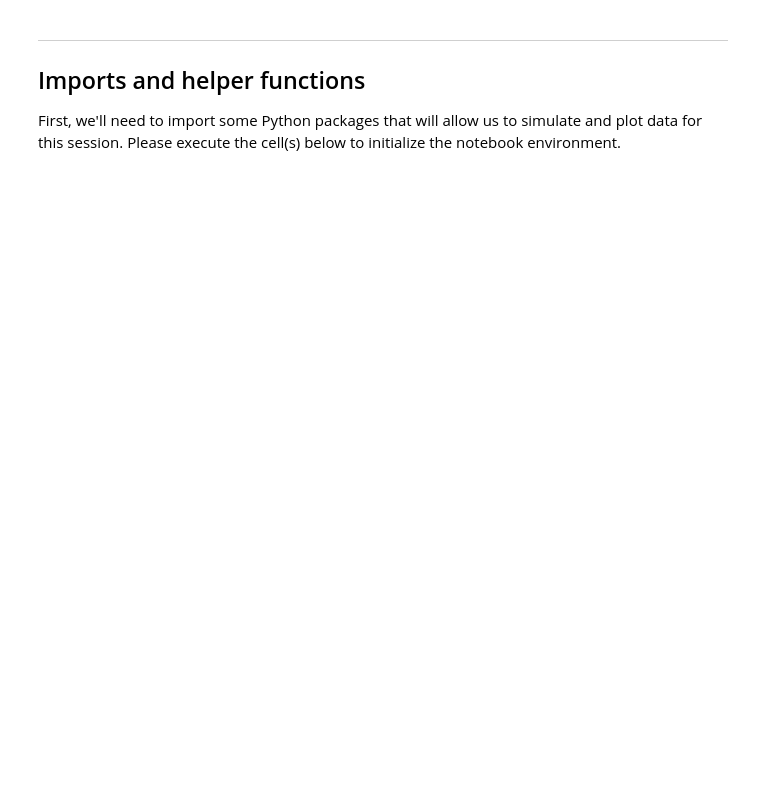
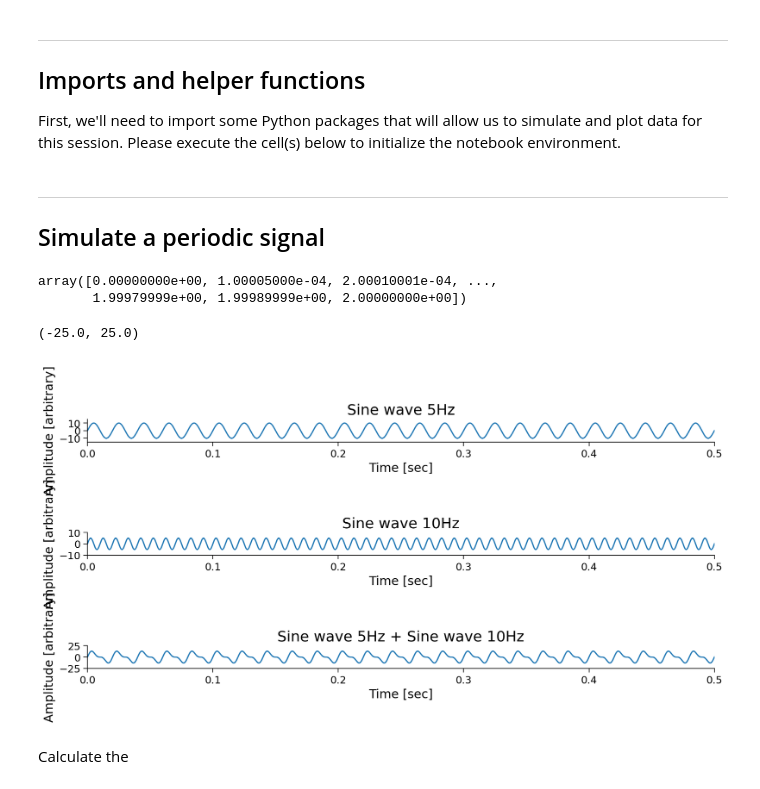
Before and after one commit to pkoneill/VisualizingBrainWaves, a Jupyter notebook: Visualizing_Brain_Waves.ipynb, the cells around one changed output. Saved outputs shown, nothing was run; the diff lists cells and outputs as text; code cells hidden in the pictures; blank space fills up the shorter version.

```diff
--- a/Visualizing_Brain_Waves.ipynb
+++ b/Visualizing_Brain_Waves.ipynb
@@ -22,0 +47,49 @@ plt.style.use("https://raw.githubusercontent.com/pkoneill/VisualizingBrainWaves/
+# %% [markdown]
+----
+## Simulate a periodic signal
+# %%
+# Create the x axis from 0 to numPeriods, divided into numSamples samples.
+x = np.linspace(0, numPeriods, numSamples)
+x
+# %% [output]
+array([0.00000000e+00, 1.00005000e-04, 2.00010001e-04, ...,
+       1.99979999e+00, 1.99989999e+00, 2.00000000e+00])
+# %%
+f1 = lambda x: amplitude1*np.sin(freq1*2*np.pi*x)
+f2 = lambda x: amplitude2*np.sin(freq2*2*np.pi*x)
+sampled_f1 = [f1(i) for i in x]
+sampled_f2 = [f2(i) for i in x]
+sampled_fcomb = [(f1(i)+f2(i)) for i in x]
+# %%
+fig = plt.figure()
+fig.set_size_inches(12,6)
+plt.subplots_adjust(hspace=1)
+
+plt.subplot(311)
+plt.plot(x, sampled_f1)
+plt.title('Sine wave 5Hz')
+plt.xlabel('Time [sec]')
+plt.ylabel('Amplitude [arbitrary]')
+plt.xlim(0, 0.5)
+plt.ylim(-15, 15)
+
+plt.subplot(312)
+plt.plot(x, sampled_f2)
+plt.title('Sine wave 10Hz')
+plt.xlabel('Time [sec]')
+plt.ylabel('Amplitude [arbitrary]')
+plt.xlim(0, 0.5)
+plt.ylim(-10, 10)
+
+plt.subplot(313)
+plt.plot(x, sampled_fcomb)
+plt.title('Sine wave 5Hz + Sine wave 10Hz')
+plt.xlabel('Time [sec]')
+plt.ylabel('Amplitude [arbitrary]')
+plt.xlim(0, 0.5)
+plt.ylim(-25, 25)
+# %% [output]
+(-25.0, 25.0)
+[figure, added]
+# %% [markdown]
+Calculate the
```
Also changed, not shown: parts of 5 cells of this notebook.
